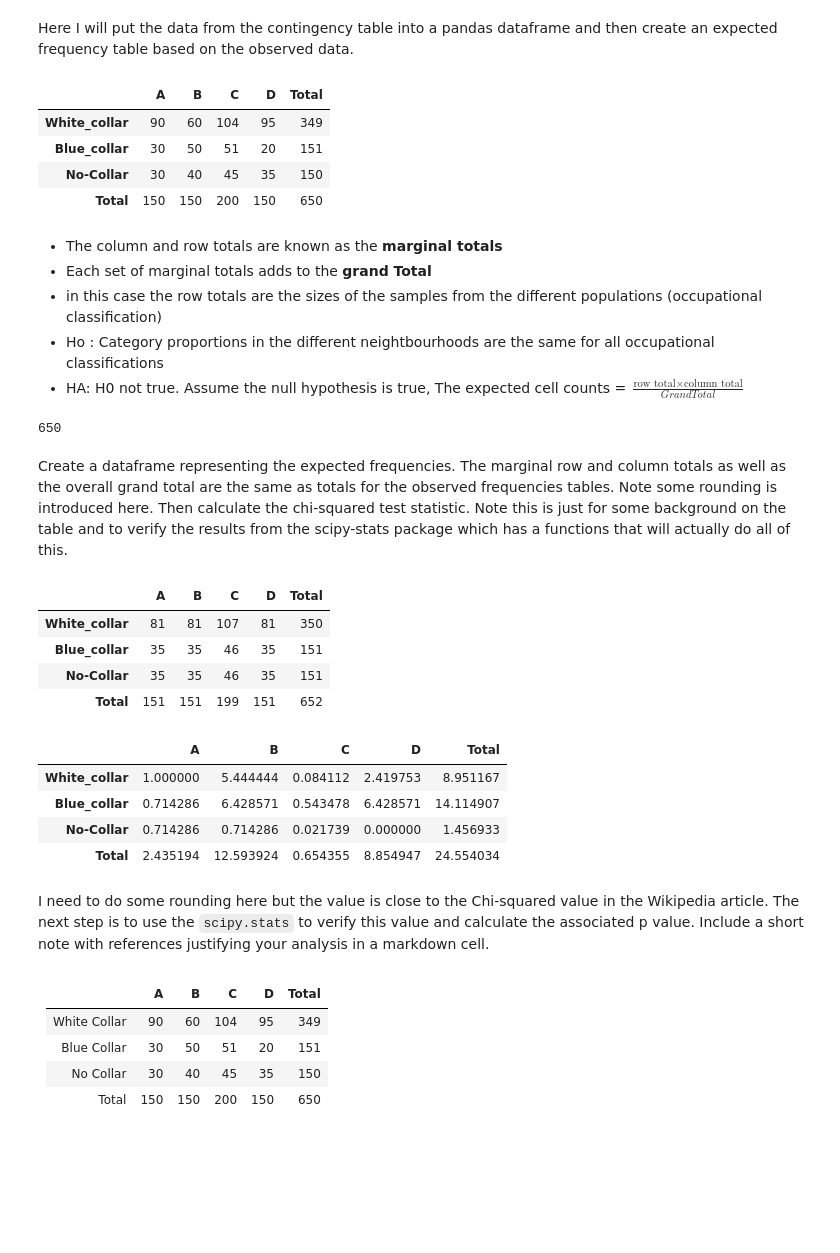
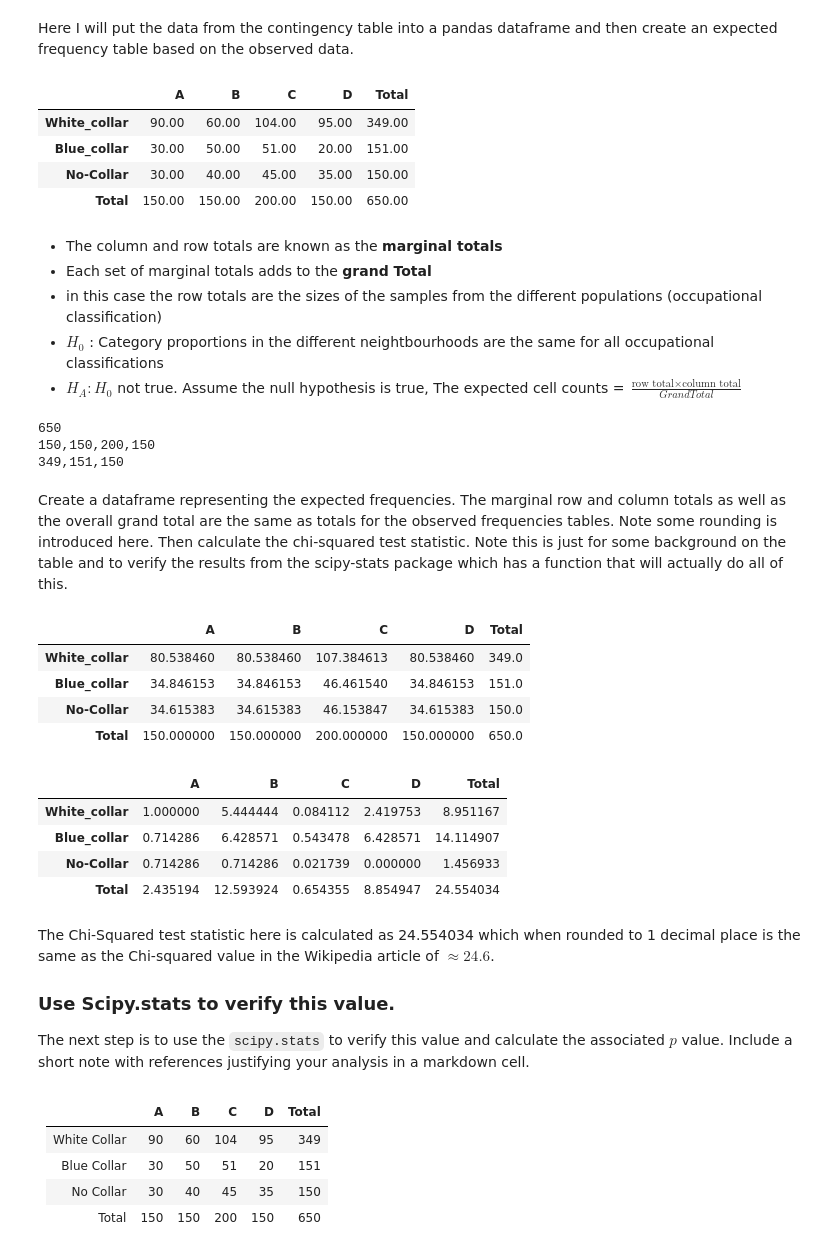
Before and after one commit to angela1C/Machine-Learning-and-Statistics-Tasks-Project-2020, a Jupyter notebook: Tasks.ipynb, the cells around one changed output. Drawn from its saved outputs; the diff is of its cells as text; code cells hidden in the pictures; blank space fills up the shorter version.

```diff
--- a/Tasks.ipynb
+++ b/Tasks.ipynb
@@ -629,7 +606,7 @@ Here I will put the data from the contingency table into a pandas dataframe and
 import numpy as np
 import pandas as pd
 # %%
-# create a pandas dataframe
+# create a pandas dataframe and add a row index
 df=pd.DataFrame({"A":[90,30,30], "B":[60,50,40],"C":[104,51,45],"D":[95,20,35]})
 df.index = ['White_collar', 'Blue_collar', 'No-Collar']
 # add a total column to sum across each row
@@ -638,19 +615,21 @@ df["Total"] = df.sum(axis=1)
 #(https://stackoverflow.com/questions/20804673/appending-column-totals-to-a-pandas-dataframe)
 df.loc['Total']= df.sum()
 df
+
+df.style.format("{:.2f}")
 # %% [output]
 |  | A | B | C | D | Total |
-| White_collar | 90 | 60 | 104 | 95 | 349 |
-| Blue_collar | 30 | 50 | 51 | 20 | 151 |
-| No-Collar | 30 | 40 | 45 | 35 | 150 |
-| Total | 150 | 150 | 200 | 150 | 650 |
+| White_collar | 90.00 | 60.00 | 104.00 | 95.00 | 349.00 |
+| Blue_collar | 30.00 | 50.00 | 51.00 | 20.00 | 151.00 |
+| No-Collar | 30.00 | 40.00 | 45.00 | 35.00 | 150.00 |
+| Total | 150.00 | 150.00 | 200.00 | 150.00 | 650.00 |
 # %% [markdown]
 
 - The column and row totals are known as the **marginal totals**
 - Each set of marginal totals adds to the **grand Total**
 - in this case the row totals are the sizes of the samples from the different populations (occupational classification)
-- Ho : Category proportions in the different neightbourhoods are the same for all occupational classifications
-- HA: H0 not true.
+- $H_0$ : Category proportions in the different neightbourhoods are the same for all occupational classifications
+- $H_A: H_0$ not true.
 Assume the null hypothesis is true,
 The expected cell counts = $\frac{\text{row total} \times \text{column total}}{Grand Total}$
 # %%
@@ -667,46 +646,54 @@ DTotal=df.iat[3,3]
 GrandTotal = df.iat[3,4]
 
 print(GrandTotal)
+print(f"{ATotal},{BTotal},{CTotal},{DTotal}")
+print(f"{WhiteCollarTotal},{BlueCollarTotal},{NoCollarTotal}")
 # %% [output]
 650
+150,150,200,150
+349,151,150
 # %% [markdown]
 Create a dataframe representing the expected frequencies. The marginal row and column totals as well as the overall grand total are the same as totals for the observed frequencies tables.
 Note some rounding is introduced here.
 Then calculate the chi-squared test statistic.
-Note this is just for some background on the table and to verify the results from the scipy-stats package which has a functions that will actually do all of this.
+Note this is just for some background on the table and to verify the results from the scipy-stats package which has a function that will actually do all of this.
 # %%
 # create a pandas dataframe using dictionaries containing zero values to start
-dfE =pd.DataFrame({"A":[0,0,0], "B":[0,0,0],"C":[0,0,0],"D":[0,0,0]})
+dfE =pd.DataFrame({"A":[0,0,0], "B":[0,0,0],"C":[0,0,0],"D":[0,0,0]},dtype='float32')
 # add an index
 dfE.index = ['White_collar', 'Blue_collar', 'No-Collar']
 
+
 # Calculate the White collar expected frequencies
-dfE.iat[0,0]=round((WhiteCollarTotal*ATotal)/GrandTotal)
-dfE.iat[0,1]=round((WhiteCollarTotal*BTotal)/GrandTotal)
-dfE.iat[0,2]=round((WhiteCollarTotal*CTotal)/GrandTotal)
-dfE.iat[0,3]=round((WhiteCollarTotal*DTotal)/GrandTotal)
+dfE.iat[0,0]=(WhiteCollarTotal*ATotal)/GrandTotal
+dfE.iat[0,1]=(WhiteCollarTotal*BTotal)/GrandTotal
+dfE.iat[0,2]=(WhiteCollarTotal*CTotal)/GrandTotal
+dfE.iat[0,3]=(WhiteCollarTotal*DTotal)/GrandTotal
 # Blue collar
-dfE.iat[1,0]=round((BlueCollarTotal*ATotal)/GrandTotal)
-dfE.iat[1,1]=round((BlueCollarTotal*BTotal)/GrandTotal)
-dfE.iat[1,2]=round((BlueCollarTotal*CTotal)/GrandTotal)
-dfE.iat[1,3]=round((BlueCollarTotal*DTotal)/GrandTotal)
+dfE.iat[1,0]=(BlueCollarTotal*ATotal)/GrandTotal
+dfE.iat[1,1]=(BlueCollarTotal*BTotal)/GrandTotal
+dfE.iat[1,2]=(BlueCollarTotal*CTotal)/GrandTotal
+dfE.iat[1,3]=(BlueCollarTotal*DTotal)/GrandTotal
 # No Collar
-dfE.iat[2,0]=round((NoCollarTotal*ATotal)/GrandTotal)
-dfE.iat[2,1]=round((NoCollarTotal*BTotal)/GrandTotal)
-dfE.iat[2,2]=round((NoCollarTotal*CTotal)/GrandTotal)
-dfE.iat[2,3]=round((NoCollarTotal*DTotal)/GrandTotal)
+dfE.iat[2,0]=(NoCollarTotal*ATotal)/GrandTotal
+dfE.iat[2,1]=(NoCollarTotal*BTotal)/GrandTotal
+dfE.iat[2,2]=(NoCollarTotal*CTotal)/GrandTotal
+dfE.iat[2,3]=(NoCollarTotal*DTotal)/GrandTotal
 
 # add a total column to sum across each row
 dfE["Total"] = dfE.sum(axis=1)
 # add a row to sum across column totals
 dfE.loc['Total']= dfE.sum()
+dfE.round(2)
+#dfE.style.format("{:.2f}")
+dfE.style.format("{:.2f}")
 dfE
 # %% [output]
 |  | A | B | C | D | Total |
-| White_collar | 81 | 81 | 107 | 81 | 350 |
-| Blue_collar | 35 | 35 | 46 | 35 | 151 |
-| No-Collar | 35 | 35 | 46 | 35 | 151 |
-| Total | 151 | 151 | 199 | 151 | 652 |
+| White_collar | 80.538460 | 80.538460 | 107.384613 | 80.538460 | 349.0 |
+| Blue_collar | 34.846153 | 34.846153 | 46.461540 | 34.846153 | 151.0 |
+| No-Collar | 34.615383 | 34.615383 | 46.153847 | 34.615383 | 150.0 |
+| Total | 150.000000 | 150.000000 | 200.000000 | 150.000000 | 650.0 |
 # %%
 # calculate the chi-squared statistic using the formula
 chi = ((df-dfE)**2)/dfE
@@ -722,8 +709,10 @@ chi
 | No-Collar | 0.714286 | 0.714286 | 0.021739 | 0.000000 | 1.456933 |
 | Total | 2.435194 | 12.593924 | 0.654355 | 8.854947 | 24.554034 |
 # %% [markdown]
-I need to do some rounding here but the value is close to the Chi-squared value in the Wikipedia article.
-The next step is to use the `scipy.stats` to verify this value and calculate the associated p value.
+The Chi-Squared test statistic here is calculated as 24.554034 which when rounded to 1 decimal place is the same as the Chi-squared value in the Wikipedia article of $\approx24.6$.
+
+### Use Scipy.stats to verify this value.
+The next step is to use the `scipy.stats` to verify this value and calculate the associated $p$ value.
 Include a short note with references justifying your analysis in a markdown cell.
 # %% [markdown]
 
```
Also changed, not shown: parts of 27 cells of this notebook.
